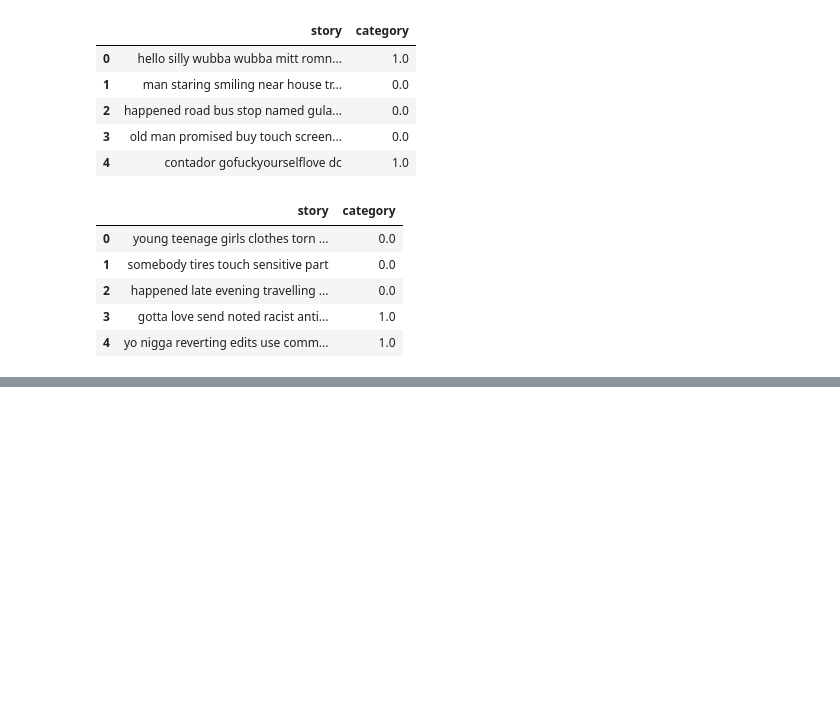
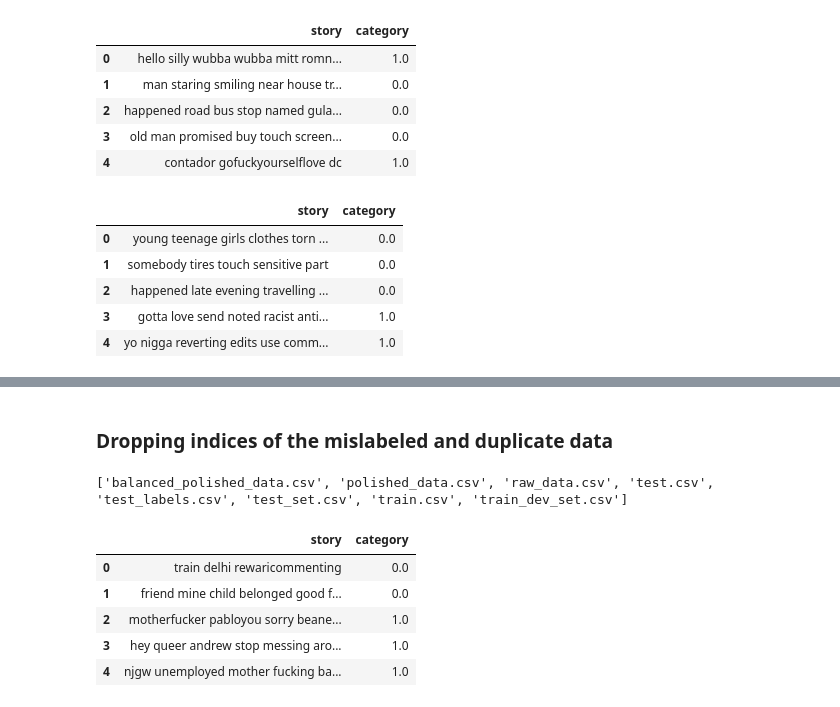
Before and after one commit to alcatraz47/Deep-Learning-Based-Story-Categorization, a Jupyter notebook: data_preprocessing.ipynb, the cells around one changed output, grey strips where cells are left out. Saved outputs shown, nothing was run; the diff lists cells and outputs as text; code cells hidden in the pictures; blank space fills up the shorter version.

```diff
--- a/data_preprocessing.ipynb
+++ b/data_preprocessing.ipynb
@@ -211,0 +333,14 @@ test_set.to_csv(os.path.join(dataset_dir + '/test_set.csv'), index=False)
+# %% [markdown]
+### Dropping indices of the mislabeled and duplicate data
+# %%
+print(os.listdir(dataset_dir))
+train_data = pd.read_csv(os.path.join(dataset_dir,'train_dev_set.csv'))
+train_data.head()
+# %% [output]
+['balanced_polished_data.csv', 'polished_data.csv', 'raw_data.csv', 'test.csv', 'test_labels.csv', 'test_set.csv', 'train.csv', 'train_dev_set.csv']
+|  | story | category |
+| 0 | train delhi rewaricommenting | 0.0 |
+| 1 | friend mine child belonged good f... | 0.0 |
+| 2 | motherfucker pabloyou sorry beane... | 1.0 |
+| 3 | hey queer andrew stop messing aro... | 1.0 |
+| 4 | njgw unemployed mother fucking ba... | 1.0 |
```
Also changed, not shown: parts of 23 cells of this notebook.
